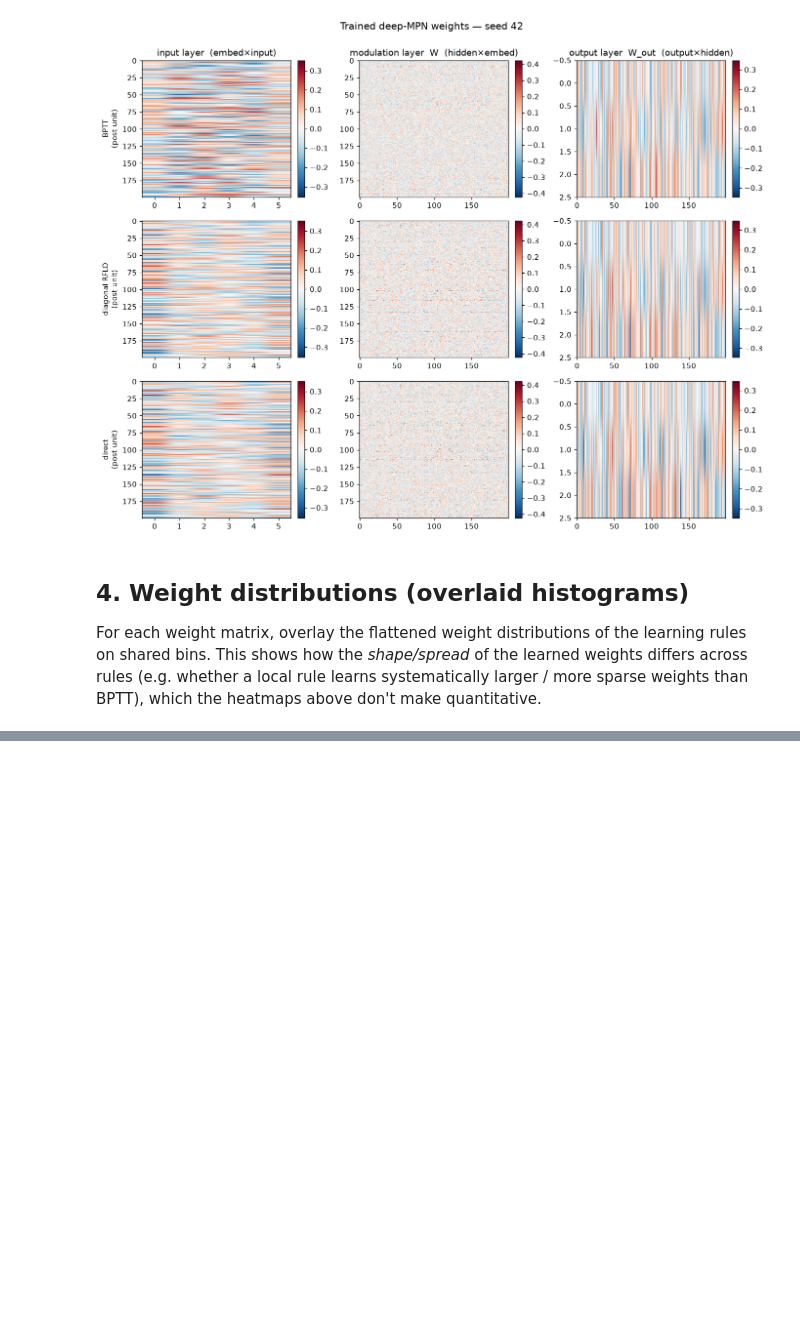
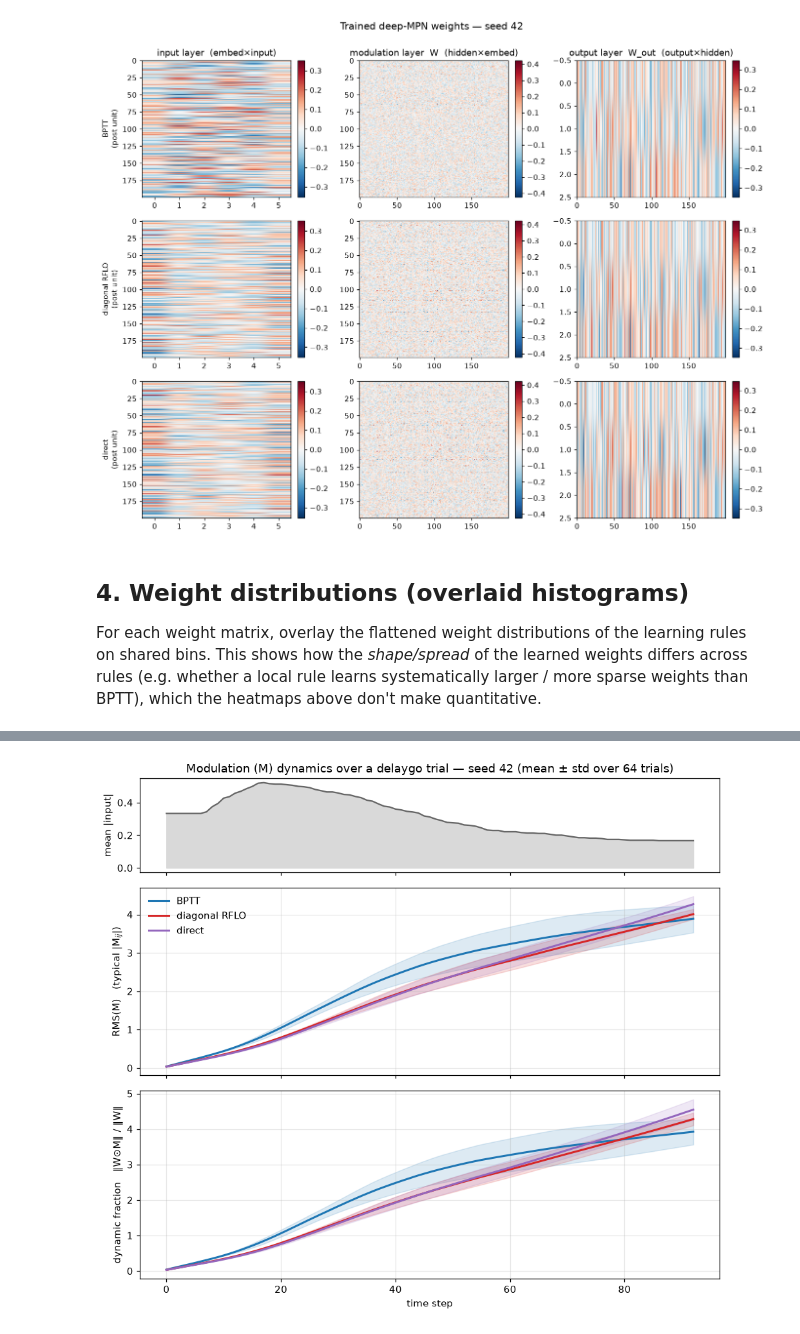
Before and after one commit to StevenZhang0116/mpn_local_learning, a Jupyter notebook: notebooks/visualize_trained_networks.ipynb, the cells around one changed output, grey strips where cells are left out. Cells and saved outputs as stored; diff of their text form; code cells hidden in the pictures; blank space fills up the shorter version.

```diff
--- a/notebooks/visualize_trained_networks.ipynb
+++ b/notebooks/visualize_trained_networks.ipynb
@@ -165,0 +189,85 @@ W_out      direct           -8.395e-04 1.045e-01 3.477e-01
+# %%
+# --- Roll out each rule's net on the SAME held-out trials, logging M_t ---
+# The learned static weights (above) are only half the story: the MPN solves the
+# task with the DATA-DEPENDENT modulation M, and M is exactly the term the local
+# rules approximate (diagonal RFLO discounts M-history; 'direct' stops the
+# gradient through it entirely). So we ask, per rule, HOW MUCH the network uses
+# plasticity: the size of M_t over a trial, and the fraction of the effective
+# weight (W + W⊙M for mult) that is dynamic (W⊙M) rather than static (W).
+import tasks
+
+DTYPE = torch.float32
+N_TRIALS = 64          # held-out trials to average over (kept modest for speed)
+
+# Build a held-out batch of the task the nets were trained on (a ring task), via
+# the same pipeline train_mpn uses. init_params fills task_params (hp/prefs/rules).
+task = tasks.make_task(tm.RULESET)
+_tp, _trp, _np = tm.build_params()
+_tp, _trp, _np = task.init_params(_tp, _trp, _np)
+_trp["valid_n_batch"] = N_TRIALS
+inputs, labels, mask = task.valid_batch(_tp, _trp, DEVICE, DTYPE)
+B, T, _ = inputs.shape
+print(f"held-out {tm.RULESET}: inputs {tuple(inputs.shape)}  (B={B}, T={T})")
+
+
+@torch.no_grad()
+def rollout_modulation(net, inputs):
+    """Step the net over the trial; at each t record, per sample:
+      m_rms   = RMS(M_t)            — typical |M_ij|, the modulation size
+      dynfrac = ‖W⊙M_t‖_F / ‖W‖_F   — dynamic share of the effective weight
+    network_step runs forward (using M_{t-1}) then updates M, so after the call
+    net.mp_layers[0].M is M_t. Returns (m_rms, dynfrac), each (B, T)."""
+    B, T, _ = inputs.shape
+    net.reset_state(B=B)
+    mp = net.mp_layers[0]
+    W = mp.W                                    # (n_hidden, n_embed)
+    W_norm = W.norm().clamp_min(1e-12)
+    n_el = mp.M_init.numel()                    # n_hidden * n_embed
+    m_rms = np.zeros((B, T)); dynfrac = np.zeros((B, T))
+    for t in range(T):
+        net.network_step(inputs[:, t, :], seq_idx=t)
+        M = mp.M                                # (B, n_hidden, n_embed) = M_t
+        m_rms[:, t] = (M.reshape(B, -1).norm(dim=1) / np.sqrt(n_el)).cpu().numpy()
+        WM = (W.unsqueeze(0) * M).reshape(B, -1).norm(dim=1)     # ‖W⊙M_t‖ per sample
+        dynfrac[:, t] = (WM / W_norm).cpu().numpy()
+    return m_rms, dynfrac
+
+
+mod = {rule: rollout_modulation(net, inputs) for rule, net in nets.items()}
+
+# --- Figure: task drive (epoch context) + M size + dynamic-weight fraction ---
+tsteps = np.arange(T)
+ctx = inputs.abs().mean(dim=(0, 2)).cpu().numpy()     # mean |input| over trials+channels
+
+fig, axes = plt.subplots(3, 1, figsize=(9, 8), sharex=True,
+                         gridspec_kw={"height_ratios": [1, 2, 2]})
+axes[0].plot(tsteps, ctx, color="0.4", lw=1.5)
+axes[0].fill_between(tsteps, 0, ctx, color="0.85")
+axes[0].set_ylabel("mean |input|")
+axes[0].set_title(f"Modulation (M) dynamics over a {tm.RULESET} trial — seed {SEED} "
+                  f"(mean ± std over {B} trials)")
+
+for ax, key, ylab in [(axes[1], 0, "RMS(M)   (typical |M$_{ij}$|)"),
+                      (axes[2], 1, "dynamic fraction   ‖W⊙M‖ / ‖W‖")]:
+    for rule in RULES:
+        arr = mod[rule][key]                    # (B, T)
+        mean, std = arr.mean(0), arr.std(0)
+        c = tm.RULE_COLOR.get(rule)
+        ax.plot(tsteps, mean, color=c, lw=2, label=tm.RULE_LABEL.get(rule, rule))
+        ax.fill_between(tsteps, mean - std, mean + std, color=c, alpha=0.15)
+    ax.set_ylabel(ylab)
+    ax.grid(alpha=0.3)
+axes[1].legend(frameon=False, loc="upper left")
+axes[2].set_xlabel("time step")
+fig.tight_layout()
+plt.show()
+
+# --- Summary: how much plasticity each rule ends up using ---
+print(f"{'rule':16} {'peak RMS(M)':>12} {'final RMS(M)':>13} "
+      f"{'peak dyn.frac':>14} {'final dyn.frac':>15}")
+for rule in RULES:
+    m_rms, dynfrac = mod[rule]
+    mm = m_rms.mean(0); dd = dynfrac.mean(0)    # mean over trials → (T,)
+    print(f"{tm.RULE_LABEL.get(rule, rule):16} {mm.max():>12.3e} {mm[-1]:>13.3e} "
+          f"{dd.max():>14.3f} {dd[-1]:>15.3f}")
+# %% [output]
@@ -165,0 +275 @@ W_out      direct           -8.395e-04 1.045e-01 3.477e-01
+[figure, added]
```
Also changed, not shown: parts of 3 cells of this notebook, 3 other files.
